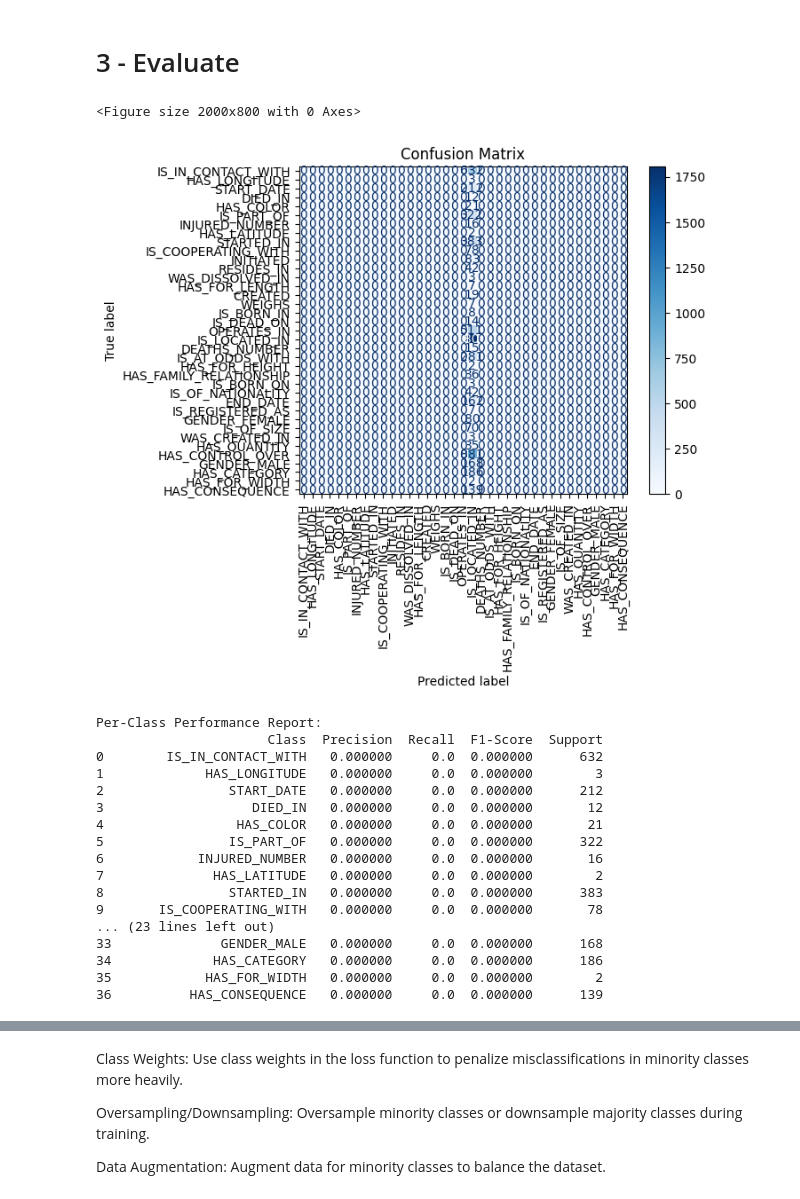
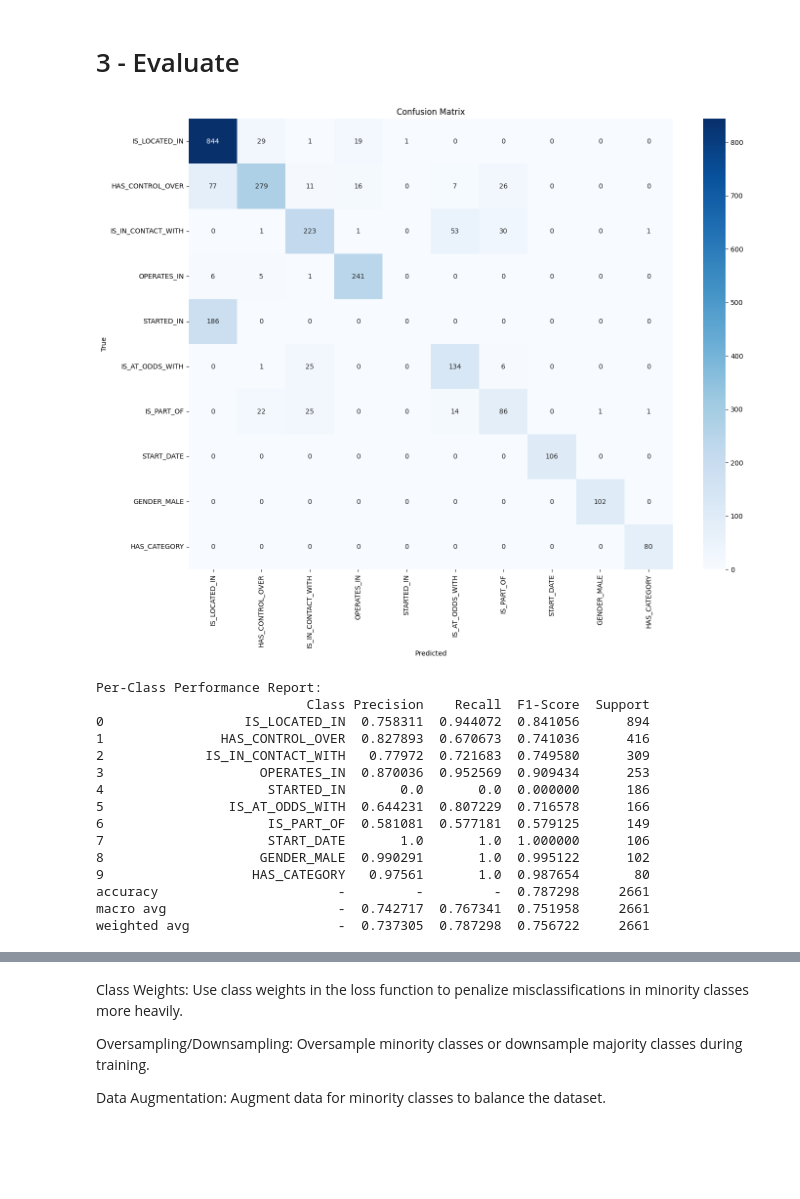
Before and after one commit to MokipoCode/TextMine25, a Jupyter notebook: notebooks/camRE.ipynb, the cells around one changed output, grey strips where cells are left out. Cells and saved outputs as stored; diff of their text form; code cells hidden in the pictures; blank space fills up the shorter version.

```diff
--- a/notebooks/camRE.ipynb
+++ b/notebooks/camRE.ipynb
@@ -86,0 +35,5 @@ print(len(ONTOLOGY_RELATIONS))
+# %%
+# 1. Get top 10 relation labels
+all_relations = [rel[1] for row in train_df['relations'] for rel in row]
+top_10_relations = [rel for rel, _ in Counter(all_relations).most_common(10)]
+top_10_relations
@@ -115,10 +155,9 @@ train_data, val_data = train_test_split(dataset, test_size=0.2, random_state=42)
 # %%
-# Load CamemBERT tokenizer
 tokenizer = CamembertTokenizer.from_pretrained("camembert-base")
 
 # Custom Dataset Class
 class RelationDataset(Dataset):
-    def __init__(self, data, tokenizer, max_length=512):
+    def __init__(self, data, tokenizer, max_length=300):
         self.data = data
         self.tokenizer = tokenizer
         self.max_length = max_length
@@ -148,11 +187,7 @@ data_collator = DataCollatorWithPadding(tokenizer=tokenizer)
 # %% [markdown]
 # 2 - Train
 # %%
-# Load CamemBERT with a classification head
-model = CamembertForSequenceClassification.from_pretrained(
-    "camembert-base",
-    num_labels=len(relation_types)
-)
+model = CamembertForSequenceClassification.from_pretrained("camembert-base",num_labels=len(top_10_relations))
 # %% [output]
 Some weights of CamembertForSequenceClassification were not initialized from the model checkpoint at camembert-base and are newly initialized: ['classifier.dense.bias', 'classifier.dense.weight', 'cla ...
 You should probably TRAIN this model on a down-stream task to be able to use it for predictions and inference.
@@ -255,58 +275,65 @@ def evaluate_per_class(model, dataloader, relation_types, device='cuda'):
 
     # Compute per-class metrics
     precision, recall, f1, support = precision_recall_fscore_support(
         labels, predictions, labels=list(range(len(relation_types))), average=None, zero_division=0
     )
 
-    # Create a DataFrame for better readability
+    accuracy = accuracy_score(labels, predictions)
+
+    macro_precision, macro_recall, macro_f1, _ = precision_recall_fscore_support(
+        labels, predictions, average='macro', zero_division=0
+    )
+    weighted_precision, weighted_recall, weighted_f1, _ = precision_recall_fscore_support(
+        labels, predictions, average='weighted', zero_division=0
+    )
+
     report_df = pd.DataFrame({
         'Class': relation_types,
         'Precision': precision,
         'Recall': recall,
         'F1-Score': f1,
         'Support': support
     })
 
-    # Generate confusion matrix
-    plt.figure(figsize=(20, 8))
+    report_df.loc['accuracy'] = ['-', '-', '-', accuracy, np.sum(support)]
+    report_df.loc['macro avg'] = ['-', macro_precision, macro_recall, macro_f1, np.sum(support)]
+    report_df.loc['weighted avg'] = ['-', weighted_precision, weighted_recall, weighted_f1, np.sum(support)]
+
+    plt.figure(figsize=(16, 12))
     cm = confusion_matrix(labels, predictions, labels=list(range(len(relation_types))))
-    disp = ConfusionMatrixDisplay(confusion_matrix=cm, display_labels=relation_types)
-    disp.plot(cmap=plt.cm.Blues, xticks_rotation=90)
-    plt.title("Confusion Matrix")
+    sns.heatmap(cm, annot=True, fmt='d', cmap='Blues', xticklabels=relation_types, yticklabels=relation_types)
+    plt.xlabel('Predicted')
+    plt.ylabel('True')
+    plt.title('Confusion Matrix')
     plt.show()
 
     return report_df
 
 val_loader = DataLoader(
     val_dataset,
     batch_size=16,
     shuffle=False,
     collate_fn=data_collator,
 )
 
-# Evaluate per-class performance on the validation set
-report_df = evaluate_per_class(model, val_loader, relation_types)
+report_df = evaluate_per_class(model, val_loader, top_10_relations)
 
-# Print the report
 print("Per-Class Performance Report:")
 print(report_df)
 # %% [output]
+[figure, new version]
-<Figure size 2000x800 with 0 Axes>
+Per-Class Performance Report:
+                           Class Precision    Recall  F1-Score  Support
+0                  IS_LOCATED_IN  0.758311  0.944072  0.841056      894
+1               HAS_CONTROL_OVER  0.827893  0.670673  0.741036      416
+2             IS_IN_CONTACT_WITH   0.77972  0.721683  0.749580      309
+3                    OPERATES_IN  0.870036  0.952569  0.909434      253
+4                     STARTED_IN       0.0       0.0  0.000000      186
+5                IS_AT_ODDS_WITH  0.644231  0.807229  0.716578      166
+6                     IS_PART_OF  0.581081  0.577181  0.579125      149
+7                     START_DATE       1.0       1.0  1.000000      106
+8                    GENDER_MALE  0.990291       1.0  0.995122      102
+9                   HAS_CATEGORY   0.97561       1.0  0.987654       80
+accuracy                       -         -         -  0.787298     2661
+macro avg                      -  0.742717  0.767341  0.751958     2661
+weighted avg                   -  0.737305  0.787298  0.756722     2661
-[figure, old version]
-Per-Class Performance Report:
-                      Class  Precision  Recall  F1-Score  Support
-0        IS_IN_CONTACT_WITH   0.000000     0.0  0.000000      632
-1             HAS_LONGITUDE   0.000000     0.0  0.000000        3
-2                START_DATE   0.000000     0.0  0.000000      212
-3                   DIED_IN   0.000000     0.0  0.000000       12
-4                 HAS_COLOR   0.000000     0.0  0.000000       21
-5                IS_PART_OF   0.000000     0.0  0.000000      322
-6            INJURED_NUMBER   0.000000     0.0  0.000000       16
-7              HAS_LATITUDE   0.000000     0.0  0.000000        2
-8                STARTED_IN   0.000000     0.0  0.000000      383
-9       IS_COOPERATING_WITH   0.000000     0.0  0.000000       78
-... (23 lines left out)
-33              GENDER_MALE   0.000000     0.0  0.000000      168
-34             HAS_CATEGORY   0.000000     0.0  0.000000      186
-35            HAS_FOR_WIDTH   0.000000     0.0  0.000000        2
-36          HAS_CONSEQUENCE   0.000000     0.0  0.000000      139
```
Also changed, not shown: parts of 20 cells of this notebook, 18 other files.
